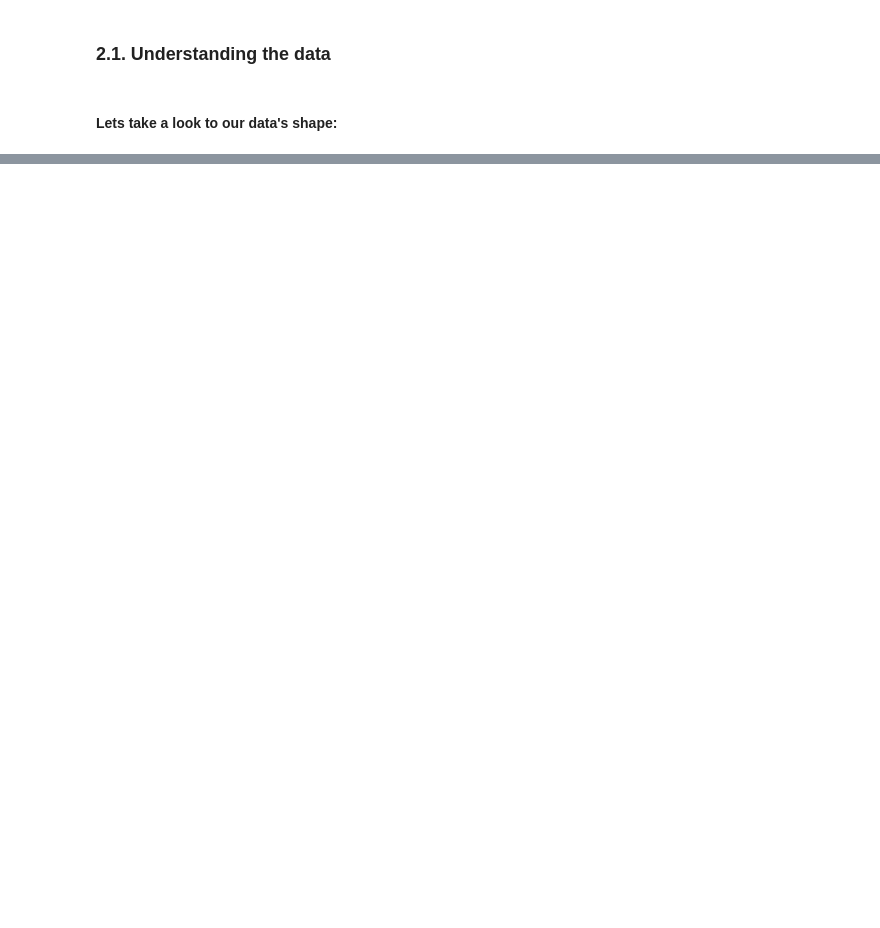
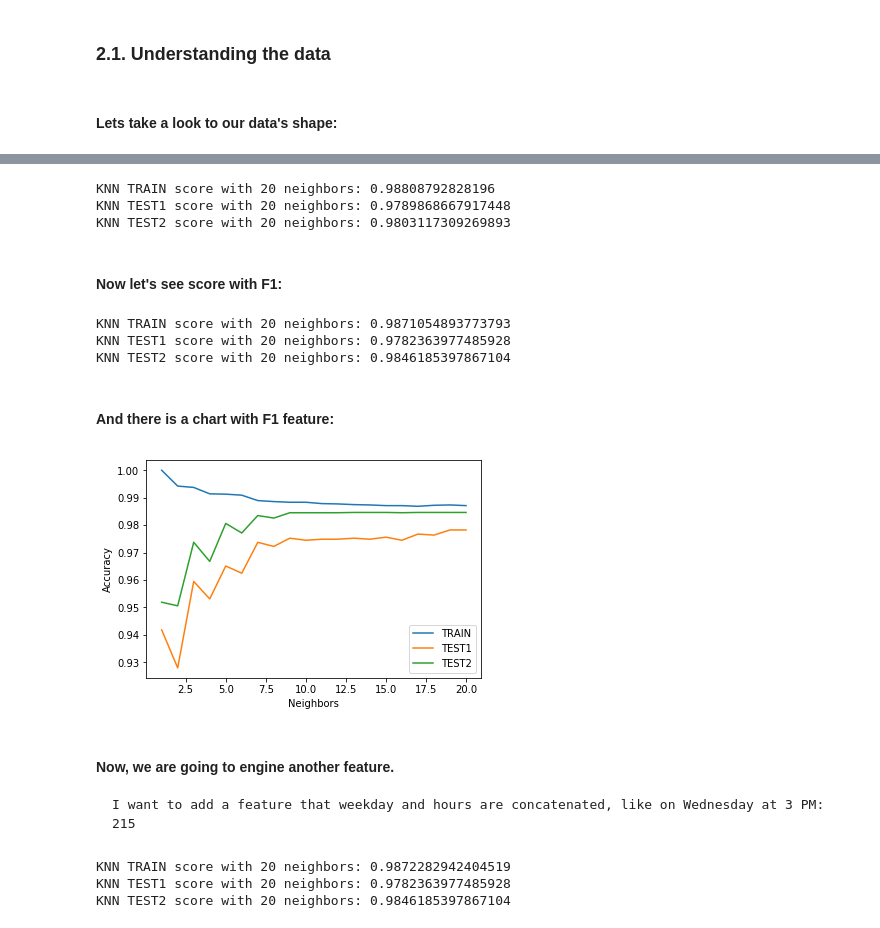
Before and after one commit to emremrah/data-mining-project-1, a Jupyter notebook: DataMiningProject1.ipynb, the cells around one changed output, grey strips where cells are left out. Saved outputs shown, nothing was run; the diff lists cells and outputs as text; code cells hidden in the pictures; blank space fills up the shorter version.

Commit message:
KNN algorithm is completely done. 2 features engined.

```diff
--- a/DataMiningProject1.ipynb
+++ b/DataMiningProject1.ipynb
@@ -185,0 +326,75 @@ ytrain: [1 1 1 ..., 1 1 1]
+# %%
+n = 20
+knn = KNeighborsClassifier(n_neighbors=n)
+knn.fit(xtrain, ytrain)
+
+print("KNN TRAIN score with " + str(n) +" neighbors: {}".format(knn.score(xtrain, ytrain)))
+print("KNN TEST1 score with " + str(n) +" neighbors: {}".format(knn.score(xtest, ytest)))
+print("KNN TEST2 score with " + str(n) +" neighbors: {}".format(knn.score(xtest2, ytest2)))
+# %% [output]
+KNN TRAIN score with 20 neighbors: 0.98808792828196
+KNN TEST1 score with 20 neighbors: 0.9789868667917448
+KNN TEST2 score with 20 neighbors: 0.9803117309269893
+# %% [markdown]
+#### Now let's see score with F1:
+# %%
+knn = KNeighborsClassifier(n_neighbors=n)
+knn.fit(xtrain_f1, ytrain)
+
+print("KNN TRAIN score with " + str(n) +" neighbors: {}".format(knn.score(xtrain_f1, ytrain)))
+print("KNN TEST1 score with " + str(n) +" neighbors: {}".format(knn.score(xtest_f1, ytest)))
+print("KNN TEST2 score with " + str(n) +" neighbors: {}".format(knn.score(xtest2_f1, ytest2)))
+# %% [output]
+KNN TRAIN score with 20 neighbors: 0.9871054893773793
+KNN TEST1 score with 20 neighbors: 0.9782363977485928
+KNN TEST2 score with 20 neighbors: 0.9846185397867104
+# %% [markdown]
+#### And there is a chart with F1 feature:
+# %%
+set_neighbors = range(1, 21)
+train_acc = []
+test1_acc = []
+test2_acc = []
+
+for n in set_neighbors:
+    knn = KNeighborsClassifier(n_neighbors=n)
+    knn.fit(xtrain_f1, ytrain)
+    train_acc.append(knn.score(xtrain_f1, ytrain))
+    test1_acc.append(knn.score(xtest_f1, ytest))
+    test2_acc.append(knn.score(xtest2_f1, ytest2))
+
+plt.plot(set_neighbors, train_acc, label="TRAIN")
+plt.plot(set_neighbors, test1_acc, label="TEST1")
+plt.plot(set_neighbors, test2_acc, label="TEST2")
+plt.ylabel("Accuracy")
+plt.xlabel("Neighbors")
+plt.legend()
+plt.show()
+# %% [output]
+[figure, added]
+# %% [markdown]
+#### Now, we are going to engine another feature.
+
+    I want to add a feature that weekday and hours are concatenated, like on Wednesday at 3 PM: 215
+# %%
+xtrain_f2 = xtrainf
+xtest_f2 = xtestf
+xtest2_f2 = xtest2f
+
+xtrain_f2["F2"] = xtrain_f2["date"].map(str) + xtrain_f2["H"].map(str)
+
+xtest_f2["F2"] = xtest_f2["date"].map(str) + xtest_f2["H"].map(str)
+
+xtest2_f2["F2"] = xtest2_f2["date"].map(str) + xtest2_f2["H"].map(str)
+
+
+knn = KNeighborsClassifier(n_neighbors=20)
+knn.fit(xtrain_f2, ytrain)
+
+print("KNN TRAIN score with " + str(n) +" neighbors: {}".format(knn.score(xtrain_f2, ytrain)))
+print("KNN TEST1 score with " + str(n) +" neighbors: {}".format(knn.score(xtest_f2, ytest)))
+print("KNN TEST2 score with " + str(n) +" neighbors: {}".format(knn.score(xtest2_f2, ytest2)))
+# %% [output]
+KNN TRAIN score with 20 neighbors: 0.9872282942404519
+KNN TEST1 score with 20 neighbors: 0.9782363977485928
+KNN TEST2 score with 20 neighbors: 0.9846185397867104
```
Also changed, not shown: parts of 35 cells of this notebook.
